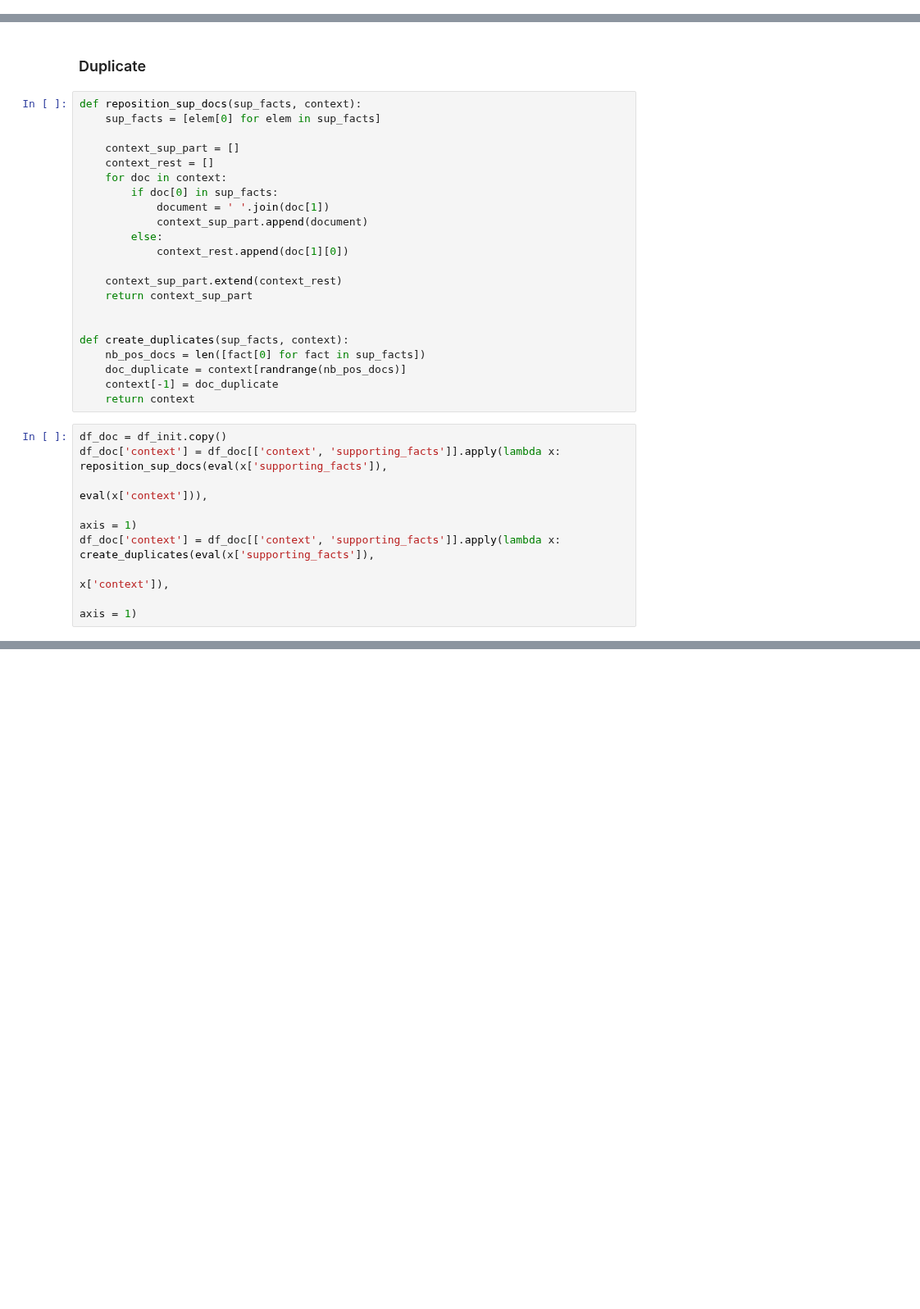
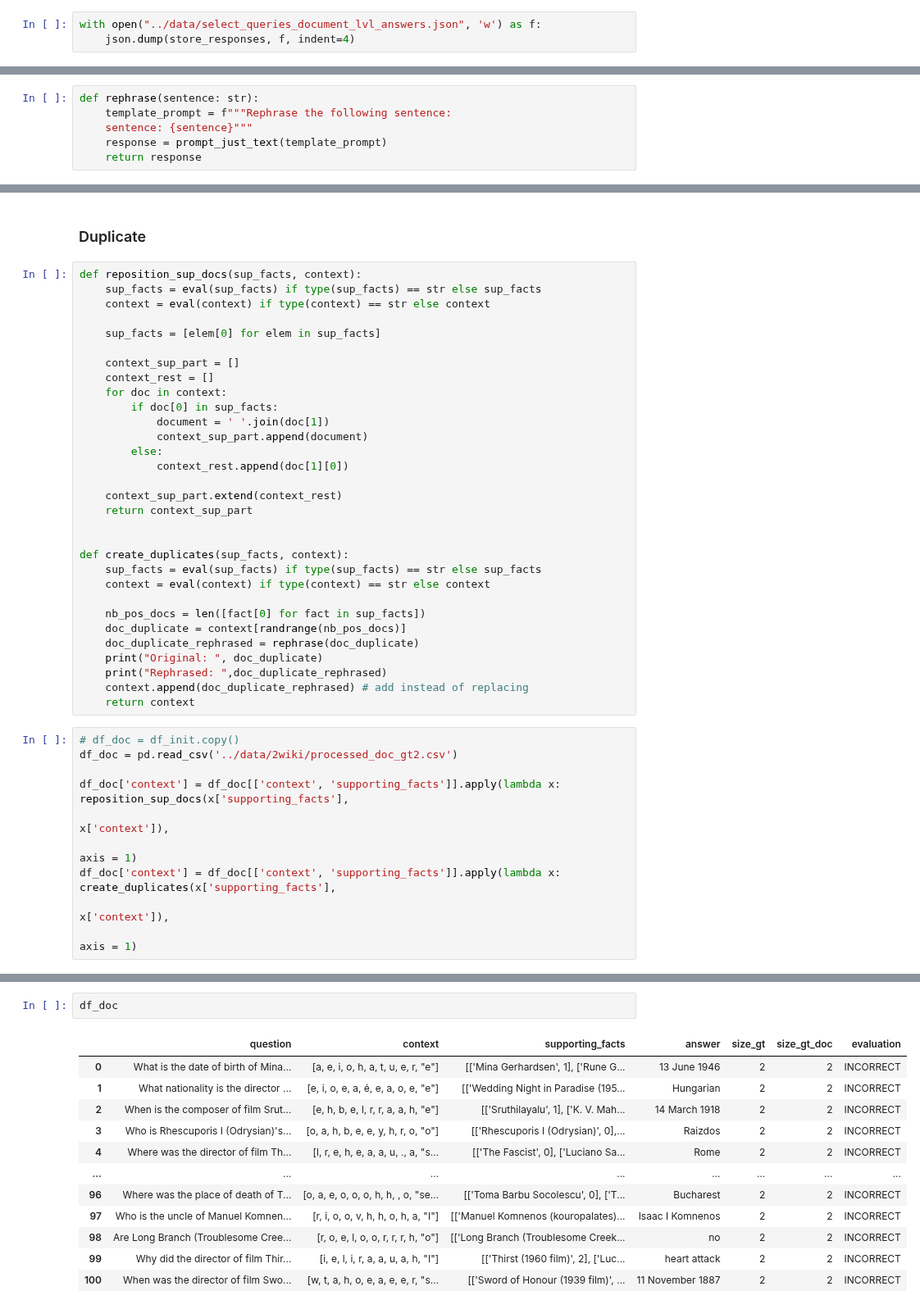
Before and after one commit to iNema9590/LLMX, a Jupyter notebook: Notebooks/2wiki.ipynb, the cells around one changed output, grey strips where cells are left out. Shown at 82% size. Drawn from its saved outputs; the diff is of its cells as text; blank space fills up the shorter version.

```diff
--- a/Notebooks/2wiki.ipynb
+++ b/Notebooks/2wiki.ipynb
@@ -29,0 +89,3 @@ NameError: name 'pd' is not defined
+# %%
+with open("../data/select_queries_document_lvl_answers.json", 'w') as f:
+    json.dump(store_responses, f, indent=4)
@@ -41,2 +282,8 @@ df_sentence_gt_4.to_csv('../data/2wiki/2wiki_sentence_gt4.csv', index = False)
+# %%
+def rephrase(sentence: str):
+    template_prompt = f"""Rephrase the following sentence:
+    sentence: {sentence}"""
+    response = prompt_just_text(template_prompt)
+    return response
 # %%
 def create_duplicate(original_context, context, supporting_facts):
@@ -68,6 +365,9 @@ df_doc = pd.read_csv('../data/2wiki/2wiki_Doc_lvl.csv')
 ### Duplicate
 # %%
 def reposition_sup_docs(sup_facts, context):
+    sup_facts = eval(sup_facts) if type(sup_facts) == str else sup_facts
+    context = eval(context) if type(context) == str else context
+
     sup_facts = [elem[0] for elem in sup_facts]
 
     context_sup_part = []
@@ -84,15 +384,23 @@ def reposition_sup_docs(sup_facts, context):
 
 
 def create_duplicates(sup_facts, context):
+    sup_facts = eval(sup_facts) if type(sup_facts) == str else sup_facts
+    context = eval(context) if type(context) == str else context
+
     nb_pos_docs = len([fact[0] for fact in sup_facts])
     doc_duplicate = context[randrange(nb_pos_docs)]
-    context[-1] = doc_duplicate
+    doc_duplicate_rephrased = rephrase(doc_duplicate)
+    print("Original: ", doc_duplicate)
+    print("Rephrased: ",doc_duplicate_rephrased)
+    context.append(doc_duplicate_rephrased) # add instead of replacing
     return context
 # %%
-df_doc = df_init.copy()
-df_doc['context'] = df_doc[['context', 'supporting_facts']].apply(lambda x: reposition_sup_docs(eval(x['supporting_facts']),
-                                                                                                eval(x['context'])),
+# df_doc = df_init.copy()
+df_doc = pd.read_csv('../data/2wiki/processed_doc_gt2.csv')
+
+df_doc['context'] = df_doc[['context', 'supporting_facts']].apply(lambda x: reposition_sup_docs(x['supporting_facts'],
+                                                                                                x['context']),
                                                                                                 axis = 1)
-df_doc['context'] = df_doc[['context', 'supporting_facts']].apply(lambda x: create_duplicates(eval(x['supporting_facts']),
+df_doc['context'] = df_doc[['context', 'supporting_facts']].apply(lambda x: create_duplicates(x['supporting_facts'],
                                                                                               x['context']),
                                                                                               axis = 1)
@@ -98,0 +425,15 @@ df_doc['context'] = df_doc[['context', 'supporting_facts']].apply(lambda x: crea
+# %%
+df_doc
+# %% [output]
+|  | question | context | supporting_facts | answer | size_gt | size_gt_doc | evaluation |
+| 0 | What is the date of birth of Mina... | [a, e, i, o, h, a, t, u, e, r, "e"] | [['Mina Gerhardsen', 1], ['Rune G... | 13 June 1946 | 2 | 2 | INCORRECT |
+| 1 | What nationality is the director ... | [e, i, o, e, a, é, e, a, o, e, "e"] | [['Wedding Night in Paradise (195... | Hungarian | 2 | 2 | INCORRECT |
+| 2 | When is the composer of film Srut... | [e, h, b, e, l, r, r, a, a, h, "e"] | [['Sruthilayalu', 1], ['K. V. Mah... | 14 March 1918 | 2 | 2 | INCORRECT |
+| 3 | Who is Rhescuporis I (Odrysian)'s... | [o, a, h, b, e, e, y, h, r, o, "o"] | [['Rhescuporis I (Odrysian)', 0],... | Raizdos | 2 | 2 | INCORRECT |
+| 4 | Where was the director of film Th... | [l, r, e, h, e, a, a, u, ., a, "s... | [['The Fascist', 0], ['Luciano Sa... | Rome | 2 | 2 | INCORRECT |
+| ... | ... | ... | ... | ... | ... | ... | ... |
+| 96 | Where was the place of death of T... | [o, a, e, o, o, o, h, h, , o, "se... | [['Toma Barbu Socolescu', 0], ['T... | Bucharest | 2 | 2 | INCORRECT |
+| 97 | Who is the uncle of Manuel Komnen... | [r, i, o, o, v, h, h, o, h, a, "I"] | [['Manuel Komnenos (kouropalates)... | Isaac I Komnenos | 2 | 2 | INCORRECT |
+| 98 | Are Long Branch (Troublesome Cree... | [r, o, e, l, o, o, r, r, r, h, "o"] | [['Long Branch (Troublesome Creek... | no | 2 | 2 | INCORRECT |
+| 99 | Why did the director of film Thir... | [i, e, l, i, r, a, a, u, a, h, "I"] | [['Thirst (1960 film)', 2], ['Luc... | heart attack | 2 | 2 | INCORRECT |
+| 100 | When was the director of film Swo... | [w, t, a, h, o, e, a, e, e, r, "s... | [['Sword of Honour (1939 film)', ... | 11 November 1887 | 2 | 2 | INCORRECT |
```
Also changed, not shown: parts of 25 cells of this notebook.
